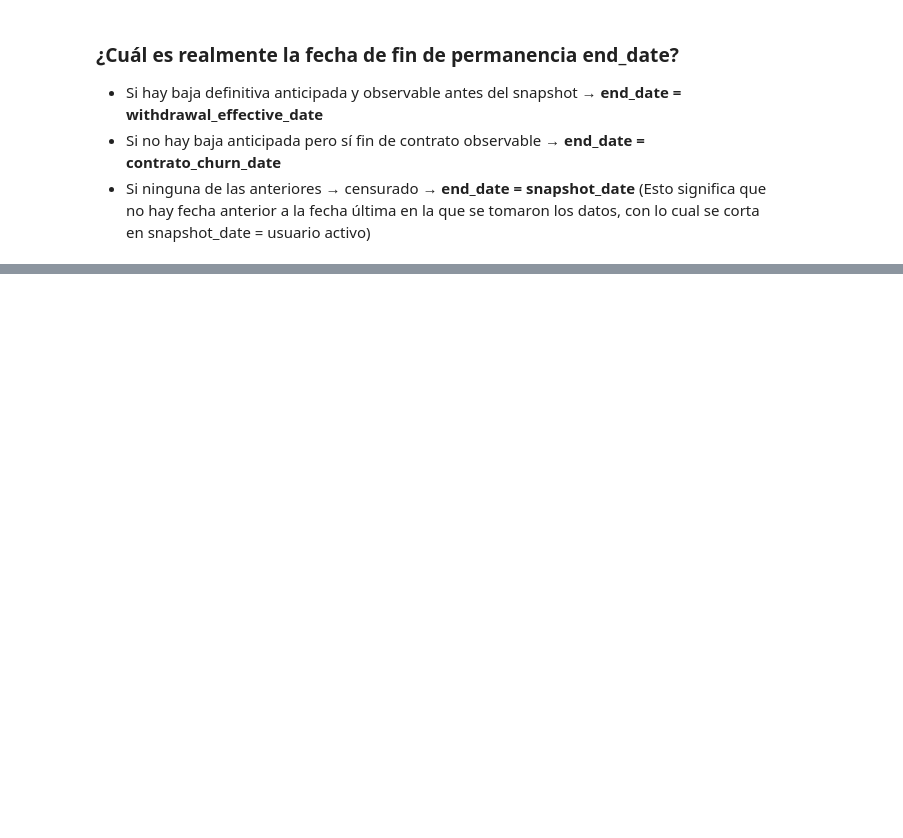
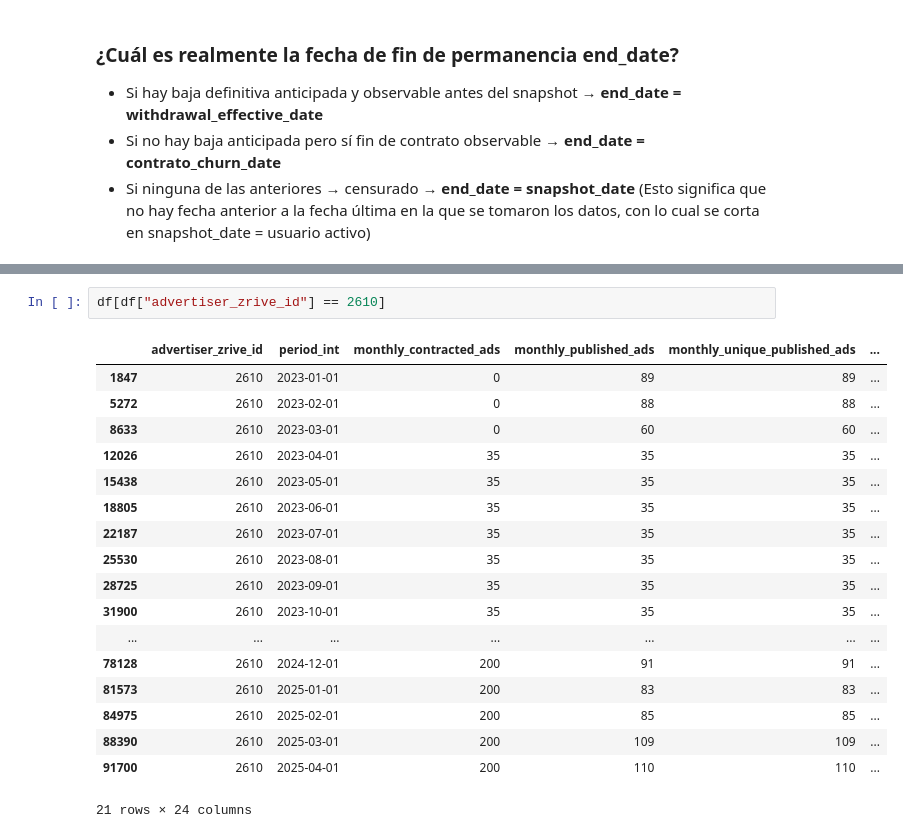
Before and after one commit to Komorebi-Team/KOMOREBI-PROJECT, a Jupyter notebook: notebooks/EDA_jtc.ipynb, the cells around one changed output, grey strips where cells are left out. Drawn from its saved outputs; the diff is of its cells as text; blank space fills up the shorter version.

```diff
--- a/notebooks/EDA_jtc.ipynb
+++ b/notebooks/EDA_jtc.ipynb
@@ -2418,0 +1200,21 @@ df_fct[df_fct["advertiser_zrive_id"] == 2]["monthly_total_invoice"].plot(kind='b
+# %%
+df[df["advertiser_zrive_id"] == 2610]
+# %% [output]
+|  | advertiser_zrive_id | period_int | monthly_contracted_ads | monthly_published_ads | monthly_unique_published_ads | ... |
+| 1847 | 2610 | 2023-01-01 | 0 | 89 | 89 | ... |
+| 5272 | 2610 | 2023-02-01 | 0 | 88 | 88 | ... |
+| 8633 | 2610 | 2023-03-01 | 0 | 60 | 60 | ... |
+| 12026 | 2610 | 2023-04-01 | 35 | 35 | 35 | ... |
+| 15438 | 2610 | 2023-05-01 | 35 | 35 | 35 | ... |
+| 18805 | 2610 | 2023-06-01 | 35 | 35 | 35 | ... |
+| 22187 | 2610 | 2023-07-01 | 35 | 35 | 35 | ... |
+| 25530 | 2610 | 2023-08-01 | 35 | 35 | 35 | ... |
+| 28725 | 2610 | 2023-09-01 | 35 | 35 | 35 | ... |
+| 31900 | 2610 | 2023-10-01 | 35 | 35 | 35 | ... |
+| ... | ... | ... | ... | ... | ... | ... |
+| 78128 | 2610 | 2024-12-01 | 200 | 91 | 91 | ... |
+| 81573 | 2610 | 2025-01-01 | 200 | 83 | 83 | ... |
+| 84975 | 2610 | 2025-02-01 | 200 | 85 | 85 | ... |
+| 88390 | 2610 | 2025-03-01 | 200 | 109 | 109 | ... |
+| 91700 | 2610 | 2025-04-01 | 200 | 110 | 110 | ... |
+21 rows × 24 columns
```
Also changed, not shown: parts of 211 cells of this notebook, 2 other files.
